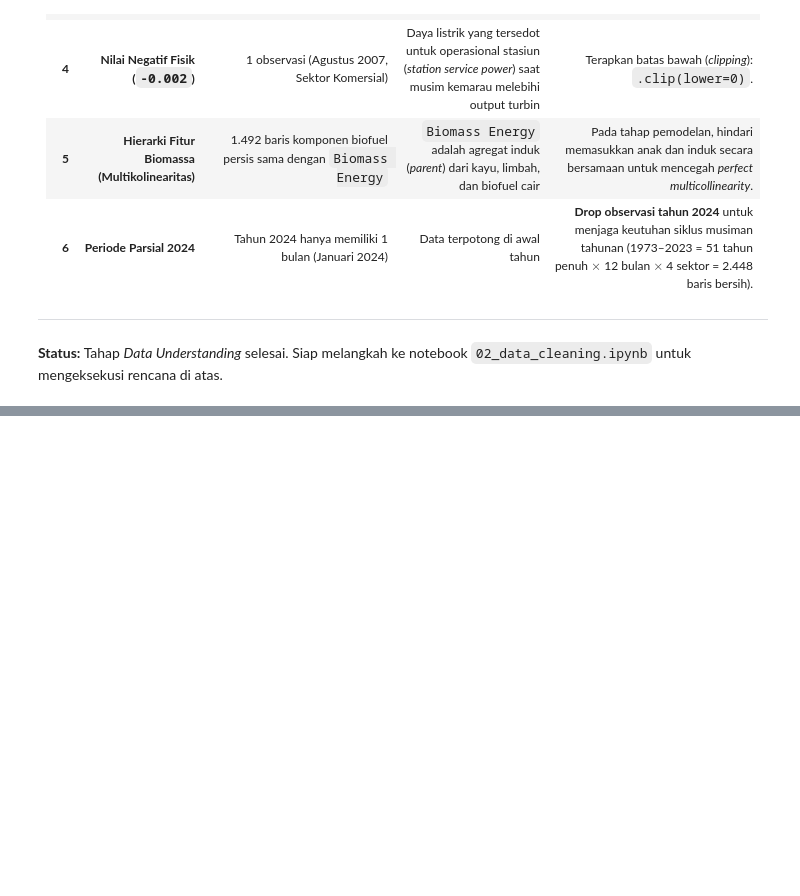
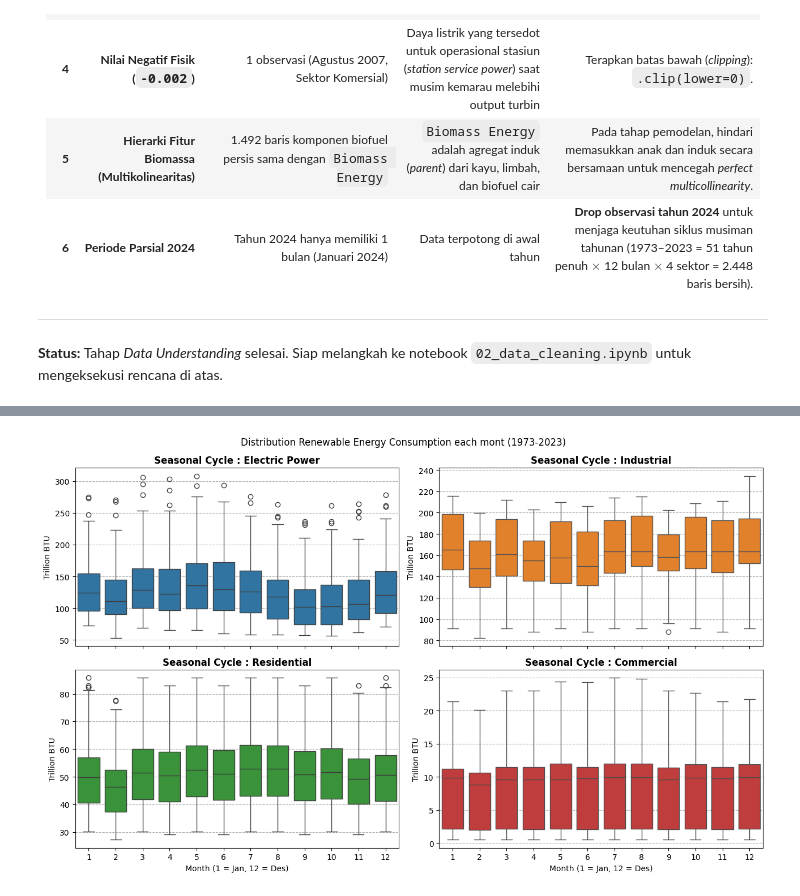
Before and after one commit to MichaelB232/41_IF-D_KataAnissaBebas, a Jupyter notebook: notebooks/01_data_understanding.ipynb, the cells around one changed output, grey strips where cells are left out. Drawn from its saved outputs; the diff is of its cells as text; code cells hidden in the pictures; blank space fills up the shorter version.

```diff
--- a/notebooks/01_data_understanding.ipynb
+++ b/notebooks/01_data_understanding.ipynb
@@ -272,0 +354,23 @@ Berdasarkan audit forensik pada tahap *Data Understanding*, berikut adalah rangk
+# %%
+fig, axes = plt.subplots(2,2, figsize=(13,8), sharex=True)
+
+for ax, sector, color in zip(axes.ravel(), sectors, colors):
+    sub = ts_df[ts_df['Sector'] == sector]
+
+    sns.boxplot(
+        data=sub,
+        x='Month',
+        y='Total Renewable Energy',
+        ax=ax,
+        color=color
+    )
+
+    ax.set_title(f'Seasonal Cycle : {sector}',fontweight='bold')
+    ax.set_ylabel('Trillion BTU')
+    ax.set_xlabel('Month (1 = Jan, 12 = Des)')
+    ax.grid(axis='y', linestyle='--')
+fig.suptitle('Distribution Renewable Energy Consumption each mont (1973-2023)')
+plt.tight_layout()
+plt.show()
+# %% [output]
+[figure, added]
```
Also changed, not shown: parts of 10 cells of this notebook.
